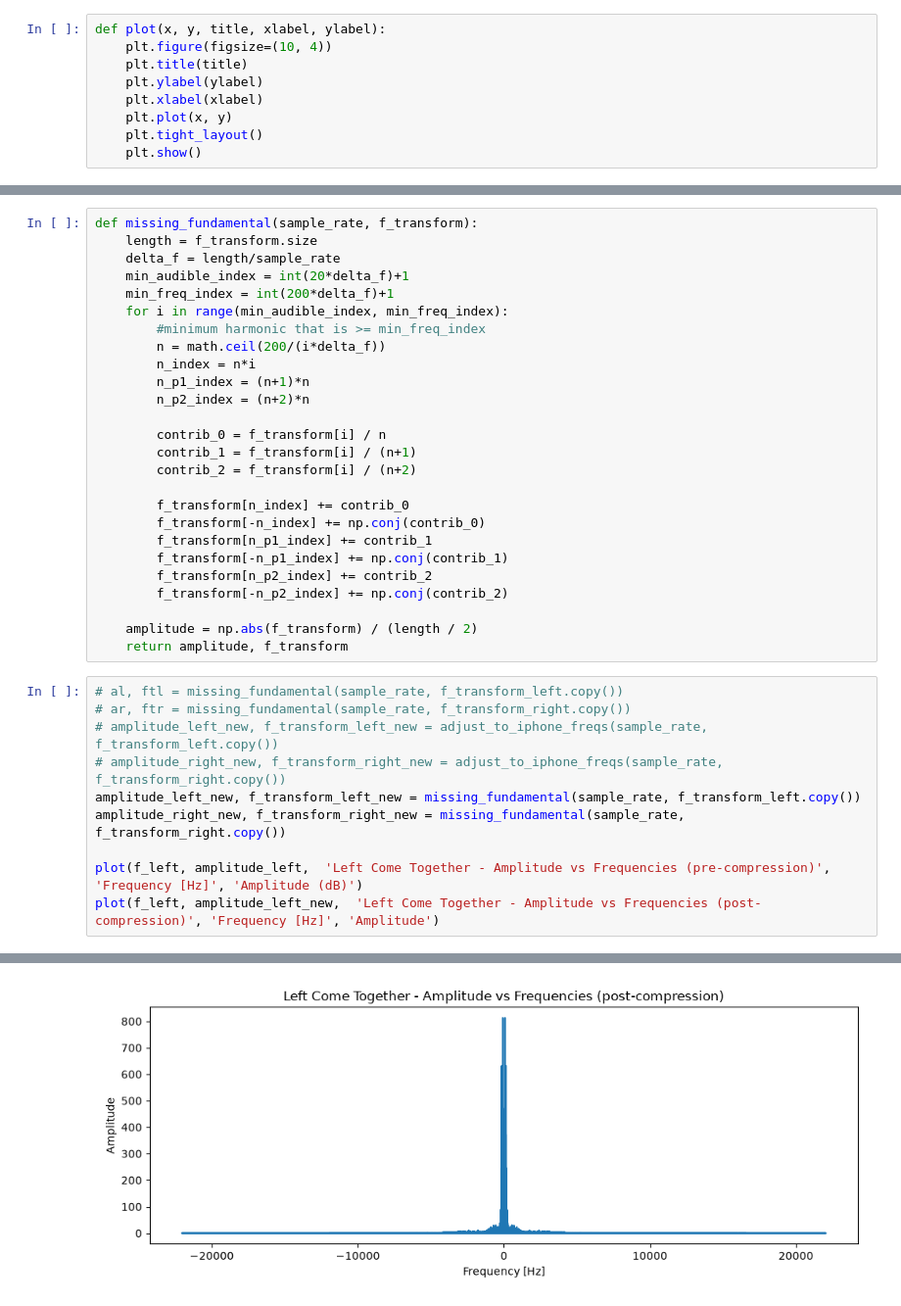
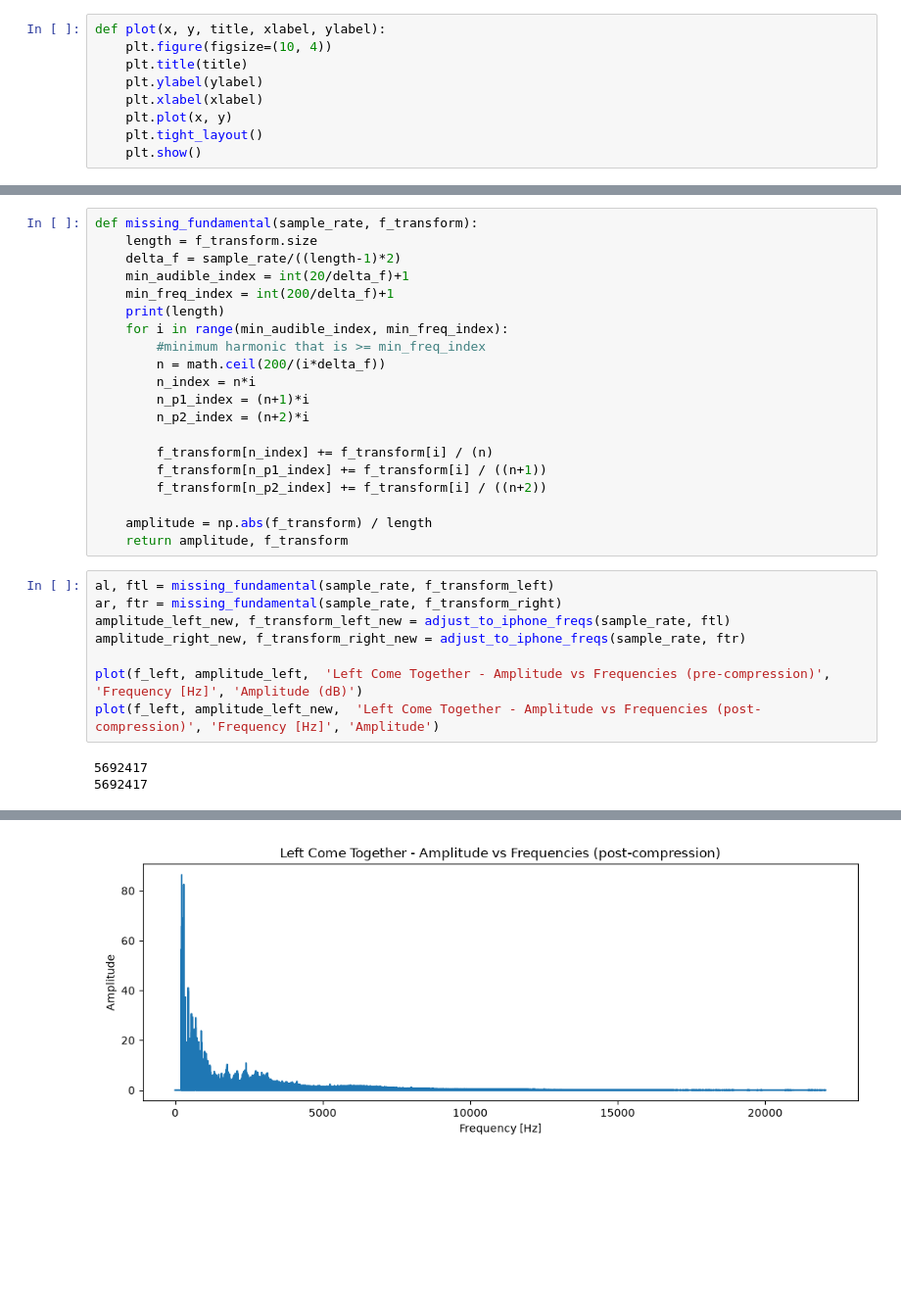
Before and after one commit to EranMaor/Audio-Processing, a Jupyter notebook: fourier.ipynb, the cells around one changed output, grey strips where cells are left out. Shown at 98% size. Cells and saved outputs as stored; diff of their text form; blank space fills up the shorter version.

```diff
--- a/fourier.ipynb
+++ b/fourier.ipynb
@@ -99,37 +104,31 @@ def adjust_to_iphone_freqs(sample_rate, f_transform):
 # %%
 def missing_fundamental(sample_rate, f_transform):
     length = f_transform.size
-    delta_f = length/sample_rate
-    min_audible_index = int(20*delta_f)+1
-    min_freq_index = int(200*delta_f)+1
+    delta_f = sample_rate/((length-1)*2)
+    min_audible_index = int(20/delta_f)+1
+    min_freq_index = int(200/delta_f)+1
+    print(length)
     for i in range(min_audible_index, min_freq_index):
         #minimum harmonic that is >= min_freq_index
         n = math.ceil(200/(i*delta_f))
         n_index = n*i
-        n_p1_index = (n+1)*n
-        n_p2_index = (n+2)*n
+        n_p1_index = (n+1)*i
+        n_p2_index = (n+2)*i
 
-        contrib_0 = f_transform[i] / n
-        contrib_1 = f_transform[i] / (n+1)
-        contrib_2 = f_transform[i] / (n+2)
+        f_transform[n_index] += f_transform[i] / (n)
+        f_transform[n_p1_index] += f_transform[i] / ((n+1))
+        f_transform[n_p2_index] += f_transform[i] / ((n+2))
 
-        f_transform[n_index] += contrib_0
-        f_transform[-n_index] += np.conj(contrib_0)
-        f_transform[n_p1_index] += contrib_1
-        f_transform[-n_p1_index] += np.conj(contrib_1)
-        f_transform[n_p2_index] += contrib_2
-        f_transform[-n_p2_index] += np.conj(contrib_2)
-
-    amplitude = np.abs(f_transform) / (length / 2)
+    amplitude = np.abs(f_transform) / length
     return amplitude, f_transform
 # %%
-# al, ftl = missing_fundamental(sample_rate, f_transform_left.copy())
-# ar, ftr = missing_fundamental(sample_rate, f_transform_right.copy())
-# amplitude_left_new, f_transform_left_new = adjust_to_iphone_freqs(sample_rate, f_transform_left.copy())
-# amplitude_right_new, f_transform_right_new = adjust_to_iphone_freqs(sample_rate, f_transform_right.copy())
-amplitude_left_new, f_transform_left_new = missing_fundamental(sample_rate, f_transform_left.copy())
-amplitude_right_new, f_transform_right_new = missing_fundamental(sample_rate, f_transform_right.copy())
+al, ftl = missing_fundamental(sample_rate, f_transform_left)
+ar, ftr = missing_fundamental(sample_rate, f_transform_right)
+amplitude_left_new, f_transform_left_new = adjust_to_iphone_freqs(sample_rate, ftl)
+amplitude_right_new, f_transform_right_new = adjust_to_iphone_freqs(sample_rate, ftr)
 
 plot(f_left, amplitude_left,  'Left Come Together - Amplitude vs Frequencies (pre-compression)', 'Frequency [Hz]', 'Amplitude (dB)')
 plot(f_left, amplitude_left_new,  'Left Come Together - Amplitude vs Frequencies (post-compression)', 'Frequency [Hz]', 'Amplitude')
 # %% [output]
+5692417
+5692417
@@ -137,3 +136,3 @@ plot(f_left, amplitude_left_new,  'Left Come Together - Amplitude vs Frequencies
-[figure, old version]
+[figure, new version]
 # %%
 def inverse_transform(left, right, sample_rate, output_filename):
```
Also changed, not shown: parts of 9 cells of this notebook, 2 other files.
